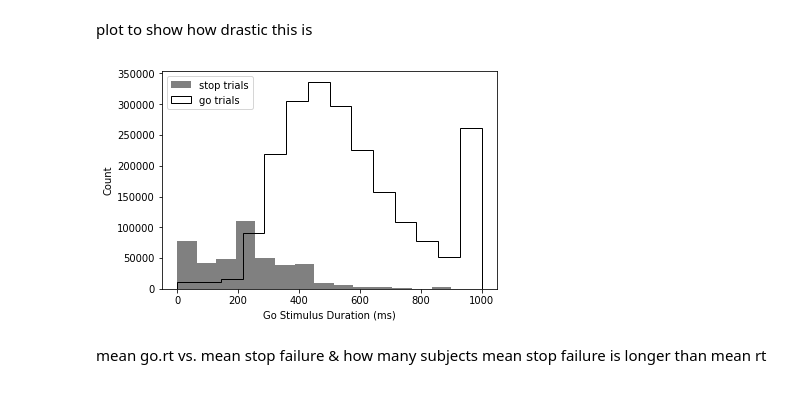
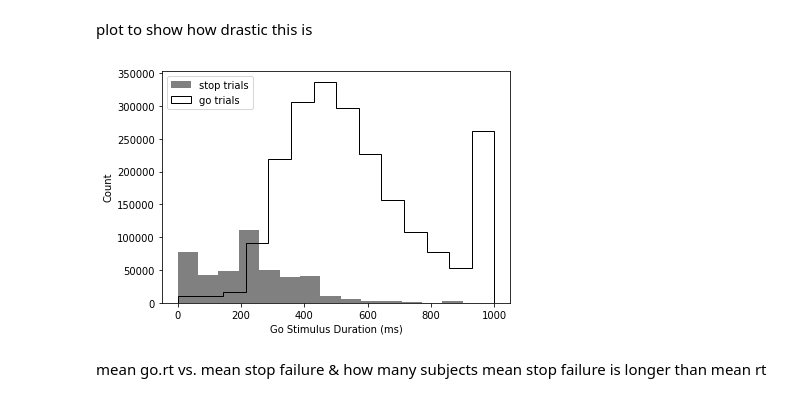
Before and after one commit to mckenziephagen/ABCD_Stop_Signal, a Jupyter notebook: scripts/SST_manuscript/SST_problems.ipynb, the cells around one changed output. Cells and saved outputs as stored; diff of their text form; code cells hidden in the pictures.

```diff
--- a/scripts/SST_manuscript/SST_problems.ipynb
+++ b/scripts/SST_manuscript/SST_problems.ipynb
@@ -94,18 +76,19 @@ plot to show how drastic this is
 # %%
 plt.hist(SST_concat['go_stim_duration'].loc[SST_concat['trial_type'] == 'StopTrial'].dropna(), bins = 14, label = "stop trials", color = 'grey')
 plt.xlabel('Go Stimulus Duration (ms)')
 #plt.title('Go Stimulus Duration')
 plt.ylabel('Count')
 
 #SSDUR.value_counts()
 plt.hist(SST_concat['go_stim_duration'].loc[SST_concat['trial_type'] == 'GoTrial'].dropna(), bins = 14, histtype='step',\
           label = "go trials", color = 'black')
 #plt.axvline(x=mean_SSD, color = 'r', label = "mean SSD")
 plt.legend(loc='upper left')#, bbox_to_anchor=(1.0, 1.00), shadow=True, ncol=1)
-plt.savefig('go_stim_duration.pdf')
+plt.tight_layout()
+plt.savefig('go_stim_duration.png')
 plt.show()
 # %% [output]
-[figure, old version]
+[figure, new version]
 # %% [markdown]
 mean go.rt vs. mean stop failure & how many subjects mean stop failure is longer than mean rt
 # %% [markdown]
```
Also changed, not shown: parts of 39 cells of this notebook.
